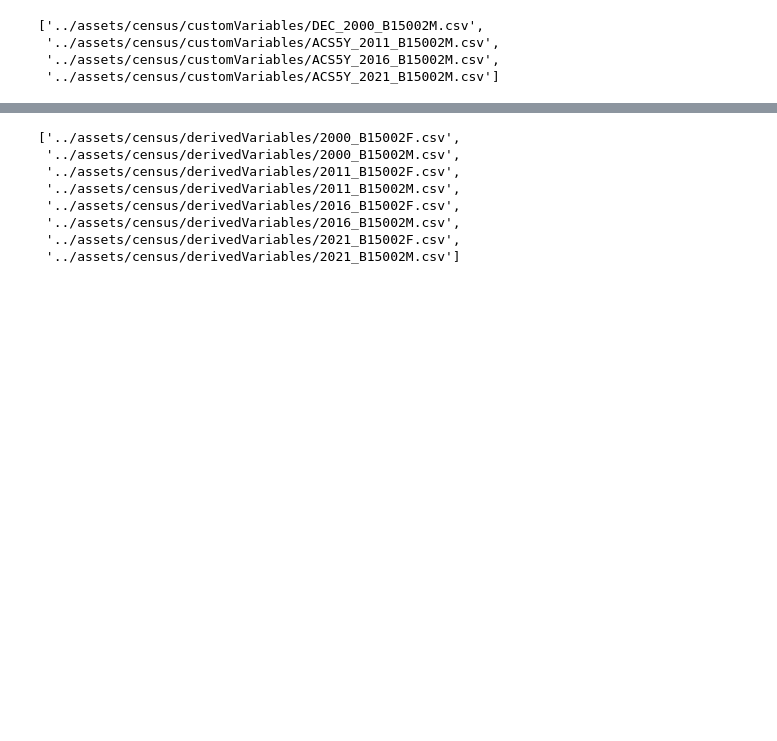
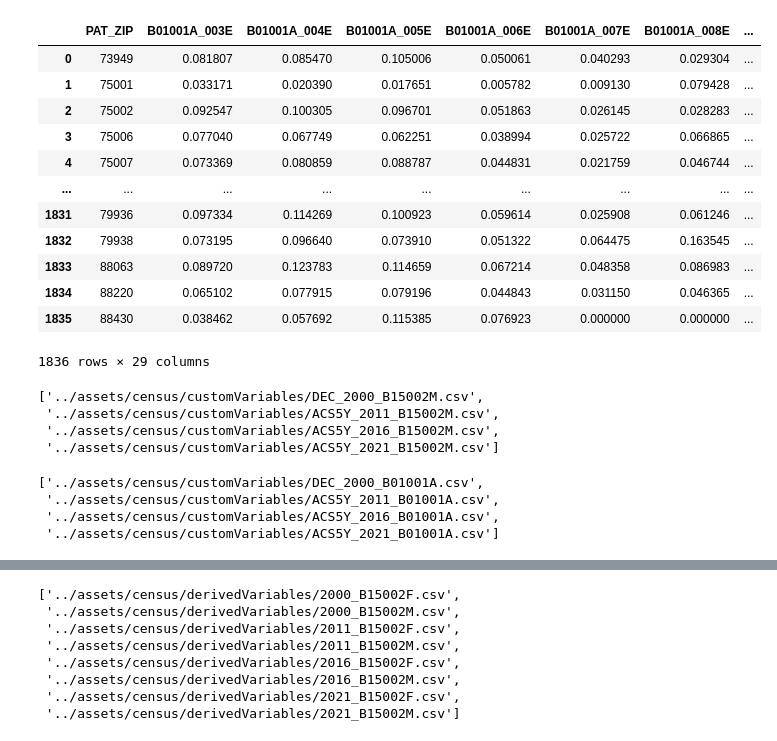
Before and after one commit to mi3nts/environmentalSocialHealth, a Jupyter notebook: census/censusInterpolation_customVariables.ipynb, the cells around one changed output, grey strips where cells are left out. Drawn from its saved outputs; the diff is of its cells as text; code cells hidden in the pictures; blank space fills up the shorter version.

```diff
--- a/census/censusInterpolation_customVariables.ipynb
+++ b/census/censusInterpolation_customVariables.ipynb
@@ -59,5 +45,34 @@ df
 # %%
 def div_by_population(column, total_pop):
     return column / df[total_pop]
+# %%
+def processPopulationByAge(base_df):
+    df = base_df.drop('PAT_ZIP',axis=1)
+
+    male_df = df.drop(base_df.columns[2], axis=1).iloc[:,1:15].apply(lambda x: div_by_population(x, base_df.columns[2]))
+
+
+    female_df = df.drop(base_df.columns[17], axis=1).iloc[:,16:].apply(lambda x: div_by_population(x, base_df.columns[17]))
+
+    derived_df = pd.concat([male_df, female_df], axis=1).sort_index(axis=1)
+    derived_df.insert(0, 'PAT_ZIP', base_df['PAT_ZIP'])
+
+    return derived_df
+# %%
+processPopulationByAge(df)
+# %% [output]
+|  | PAT_ZIP | B01001A_003E | B01001A_004E | B01001A_005E | B01001A_006E | B01001A_007E | B01001A_008E | ... |
+| 0 | 73949 | 0.081807 | 0.085470 | 0.105006 | 0.050061 | 0.040293 | 0.029304 | ... |
+| 1 | 75001 | 0.033171 | 0.020390 | 0.017651 | 0.005782 | 0.009130 | 0.079428 | ... |
+| 2 | 75002 | 0.092547 | 0.100305 | 0.096701 | 0.051863 | 0.026145 | 0.028283 | ... |
+| 3 | 75006 | 0.077040 | 0.067749 | 0.062251 | 0.038994 | 0.025722 | 0.066865 | ... |
+| 4 | 75007 | 0.073369 | 0.080859 | 0.088787 | 0.044831 | 0.021759 | 0.046744 | ... |
+| ... | ... | ... | ... | ... | ... | ... | ... | ... |
+| 1831 | 79936 | 0.097334 | 0.114269 | 0.100923 | 0.059614 | 0.025908 | 0.061246 | ... |
+| 1832 | 79938 | 0.073195 | 0.096640 | 0.073910 | 0.051322 | 0.064475 | 0.163545 | ... |
+| 1833 | 88063 | 0.089720 | 0.123783 | 0.114659 | 0.067214 | 0.048358 | 0.086983 | ... |
+| 1834 | 88220 | 0.065102 | 0.077915 | 0.079196 | 0.044843 | 0.031150 | 0.046365 | ... |
+| 1835 | 88430 | 0.038462 | 0.057692 | 0.115385 | 0.076923 | 0.000000 | 0.000000 | ... |
+1836 rows × 29 columns
 # %%
 def processEducationData(base_df, male=True):
@@ -96,3 +112,10 @@ census_files_to_interp
  '../assets/census/customVariables/ACS5Y_2011_B15002M.csv',
  '../assets/census/customVariables/ACS5Y_2016_B15002M.csv',
  '../assets/census/customVariables/ACS5Y_2021_B15002M.csv']
+# %%
+census_files_to_interp
+# %% [output]
+['../assets/census/customVariables/DEC_2000_B01001A.csv',
+ '../assets/census/customVariables/ACS5Y_2011_B01001A.csv',
+ '../assets/census/customVariables/ACS5Y_2016_B01001A.csv',
+ '../assets/census/customVariables/ACS5Y_2021_B01001A.csv']
```
Also changed, not shown: parts of 9 cells of this notebook, 4 other files.
